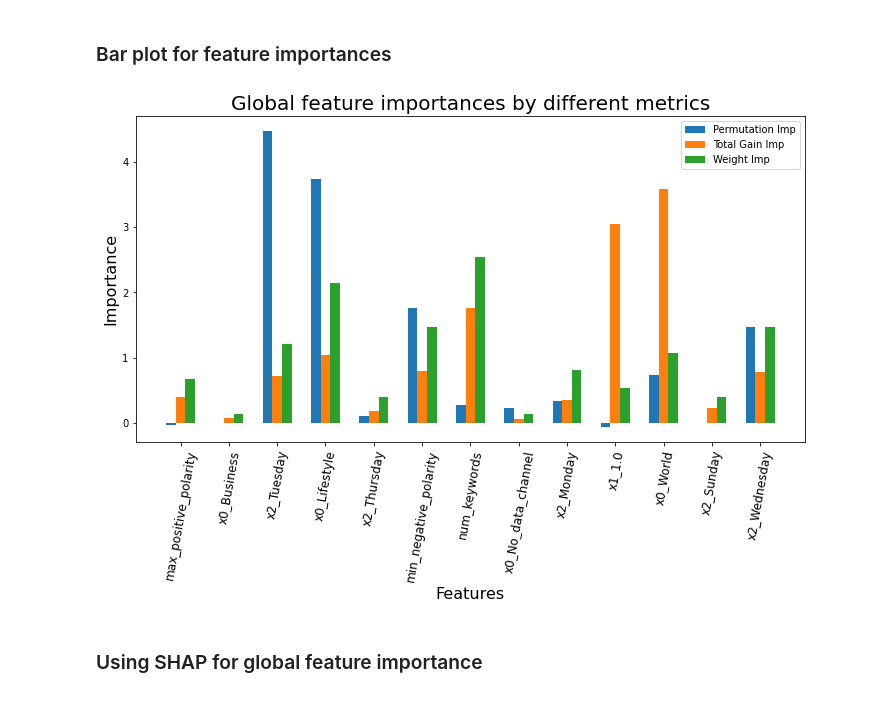
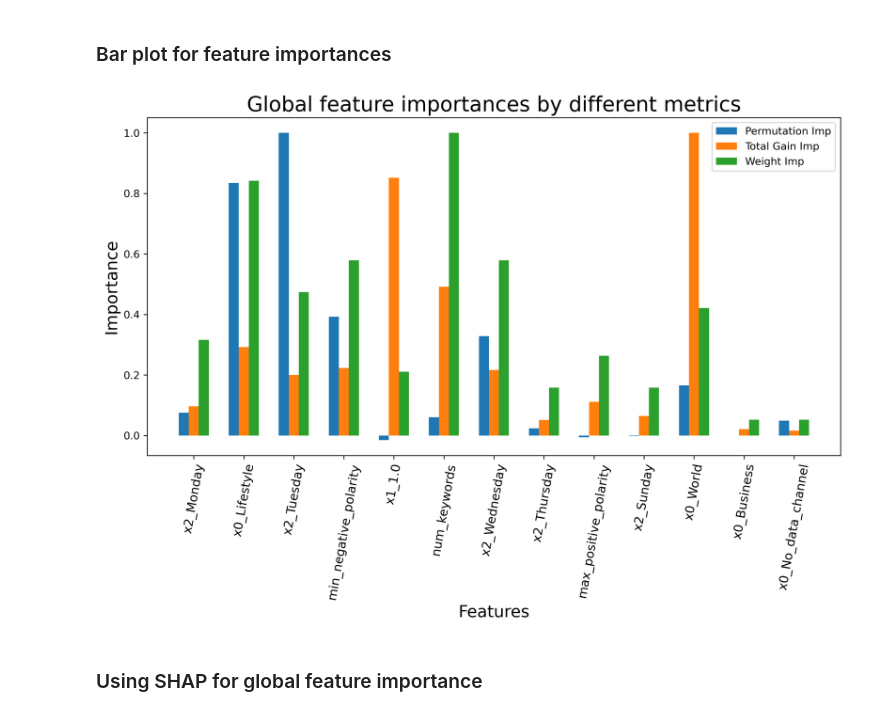
Before and after one commit to spacegoat1/news_article_popularity, a Jupyter notebook: src/9_interpreting.ipynb, the cells around one changed output. Cells and saved outputs as stored; diff of their text form; code cells hidden in the pictures.

Commit message:
updates to figures

```diff
--- a/src/9_interpreting.ipynb
+++ b/src/9_interpreting.ipynb
@@ -99,30 +99,30 @@ most_important_features = list(set(most_important_features))
 # %%
 # Ygirls = [10,20,20,40]
 # Zboys = [20,30,25,30]
 perm_scores = [feature_importances[f]['permutation'] for f in most_important_features]
-perm_scores = [x/np.mean(perm_scores) for x in perm_scores]
+perm_scores = [x/np.max(perm_scores) for x in perm_scores]
 total_gain_scores = [feature_importances[f]['gain'] for f in most_important_features]
-total_gain_scores = [x/np.mean(total_gain_scores) for x in total_gain_scores]
+total_gain_scores = [x/np.max(total_gain_scores) for x in total_gain_scores]
 weight_scores = [feature_importances[f]['weight'] for f in most_important_features]
-weight_scores = [x/np.mean(weight_scores) for x in weight_scores]
+weight_scores = [x/np.max(weight_scores) for x in weight_scores]
 
 X_axis = np.arange(len(most_important_features))
 
 f, ax = plt.subplots(figsize=(12,6))
 plt.bar(X_axis - 0.2, perm_scores, 0.2, label = 'Permutation Imp')
 plt.bar(X_axis + 0.0, total_gain_scores, 0.2, label = 'Total Gain Imp')
 plt.bar(X_axis + 0.2, weight_scores, 0.2, label = 'Weight Imp')
 
 plt.xticks(X_axis, most_important_features)
 plt.xlabel("Features", fontsize=16)
 plt.xticks(fontsize=12, rotation=80)
 plt.ylabel("Importance", fontsize=16)
 plt.title("Global feature importances by different metrics", fontsize=20)
 plt.legend()
 # plt.show()
 plt.savefig(figures_dir + 'feature_importances.png', bbox_inches='tight')
 # %% [output]
-[figure, old version]
+[figure, new version]
 # %% [markdown]
 ### Using SHAP for global feature importance
 # %%
```
Also changed, not shown: parts of 2 cells of this notebook, 9 other files.
